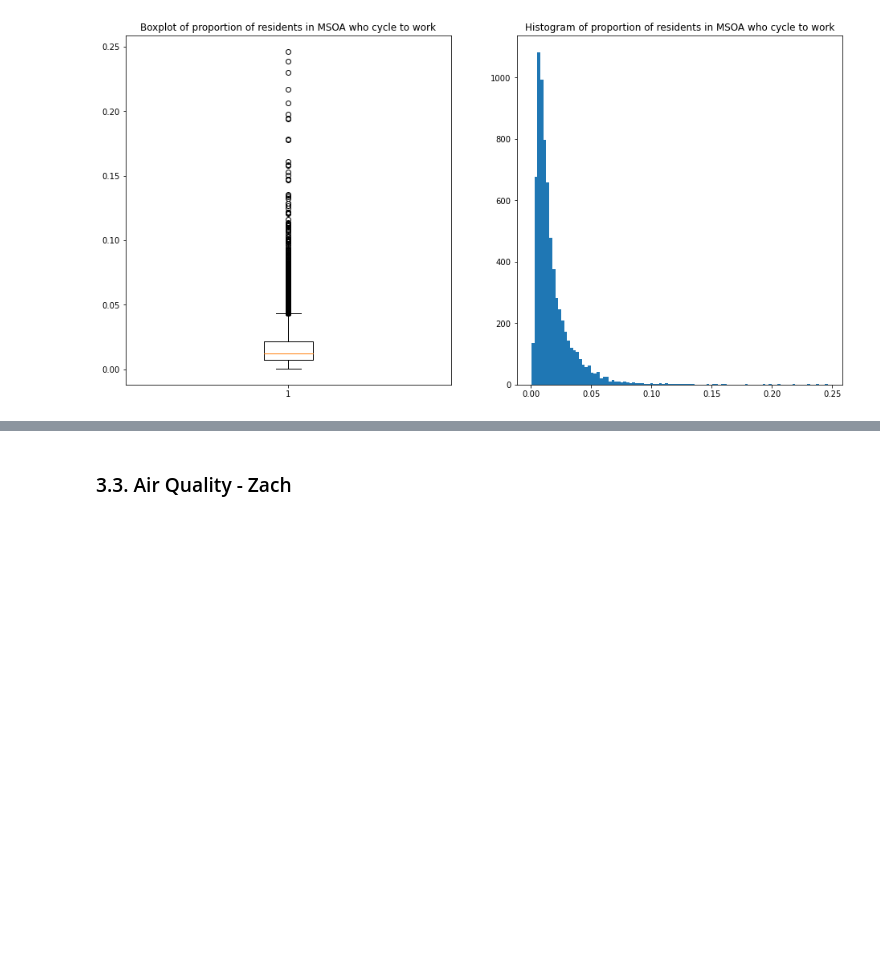
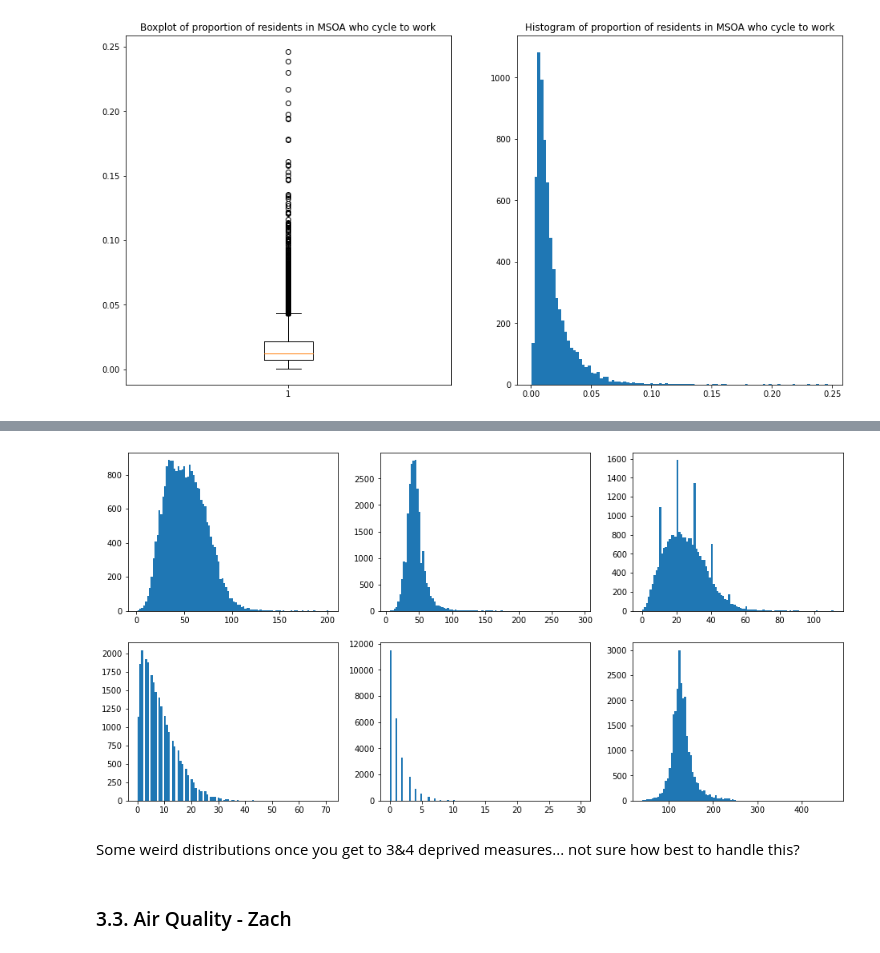
Before and after one commit to ZacharyP-E/qm_group25, a Jupyter notebook: qm_group_code.ipynb, the cells around one changed output, grey strips where cells are left out. Saved outputs shown, nothing was run; the diff lists cells and outputs as text; code cells hidden in the pictures; blank space fills up the shorter version.

```diff
--- a/qm_group_code.ipynb
+++ b/qm_group_code.ipynb
@@ -155,0 +148,13 @@ depri_income_2019.head(10)
+# %%
+#Clean column names
+deprivation.rename(columns = {'Household Deprivation: All categories: Classification of household deprivation; measures: Value':'hhdep_all',
+                          'Household Deprivation: Household is not deprived in any dimension; measures: Value':'hhdep0',
+                          'Household Deprivation: Household is deprived in 1 dimension; measures: Value':'hhdep1',
+                          'Household Deprivation: Household is deprived in 2 dimensions; measures: Value':'hhdep2',
+                          'Household Deprivation: Household is deprived in 3 dimensions; measures: Value':'hhdep3',
+                          'Household Deprivation: Household is deprived in 4 dimensions; measures: Value':'hhdep4',
+                          'geography code':'oa_code'
+                         },
+                   inplace = True)
+
+deprivation.dtypes
@@ -206,3 +251,26 @@ plt.show()
+# %%
+# Distribution plots for household deprivation measures
+fig, axs = plt.subplots(2, 3, figsize=(16,8))
+
+#Could probably do this in a loop somehow...
+axs[0,0].hist(deprivation.hhdep0,
+        bins = 100)
+axs[0,1].hist(deprivation.hhdep1,
+        bins = 100)
+axs[0,2].hist(deprivation.hhdep2,
+        bins = 100)
+axs[1,0].hist(deprivation.hhdep3,
+        bins = 100)
+axs[1,1].hist(deprivation.hhdep4,
+        bins = 100)
+axs[1,2].hist(deprivation.hhdep_all,
+        bins = 100)
+
+plt.show()
+# %% [output]
+[figure, added]
+# %% [markdown]
+Some weird distributions once you get to 3&4 deprived measures... not sure how best to handle this?
 # %% [markdown]
 ### 3.3. Air Quality - Zach
 # %%
```
Also changed, not shown: parts of 23 cells of this notebook, 1 other file.
